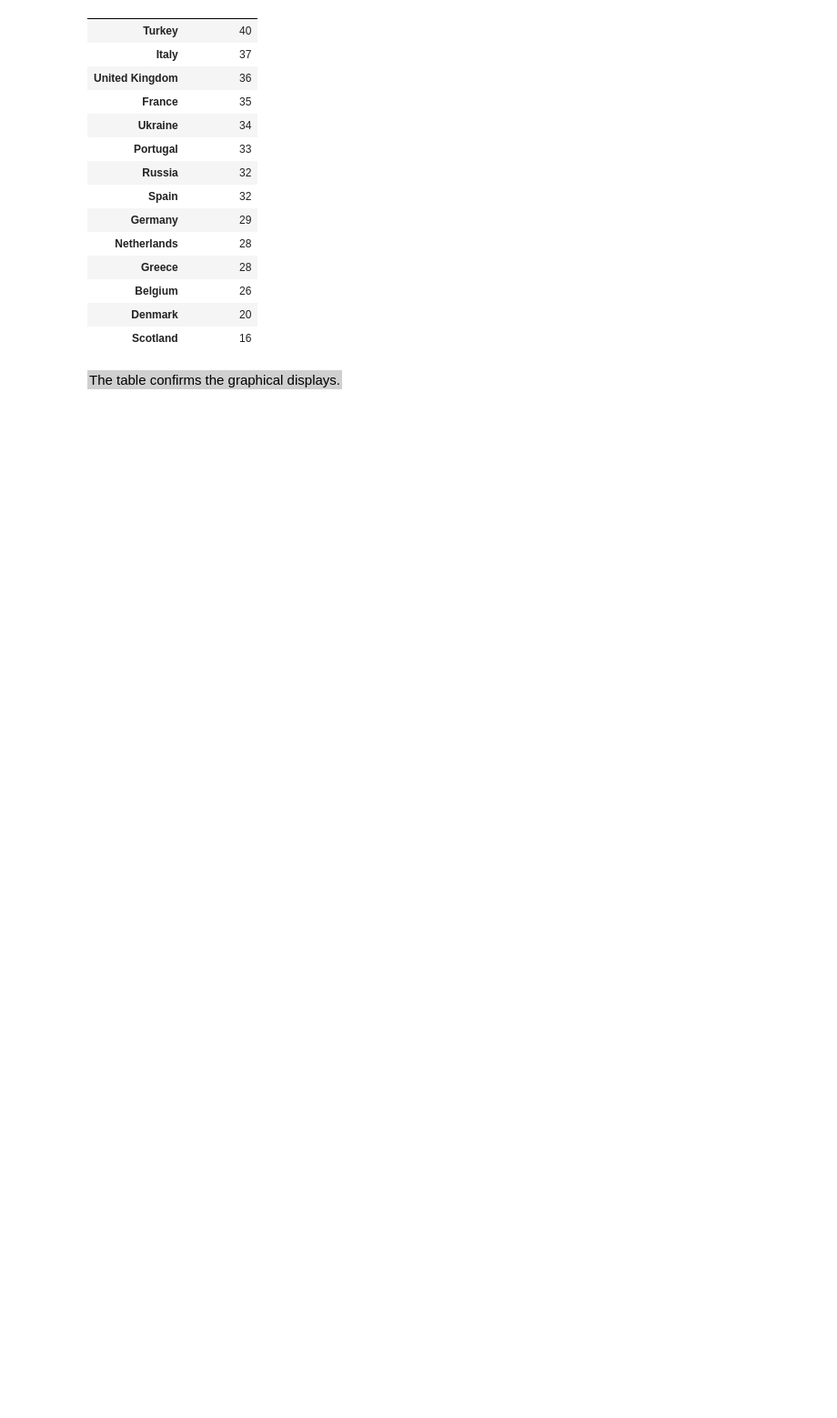
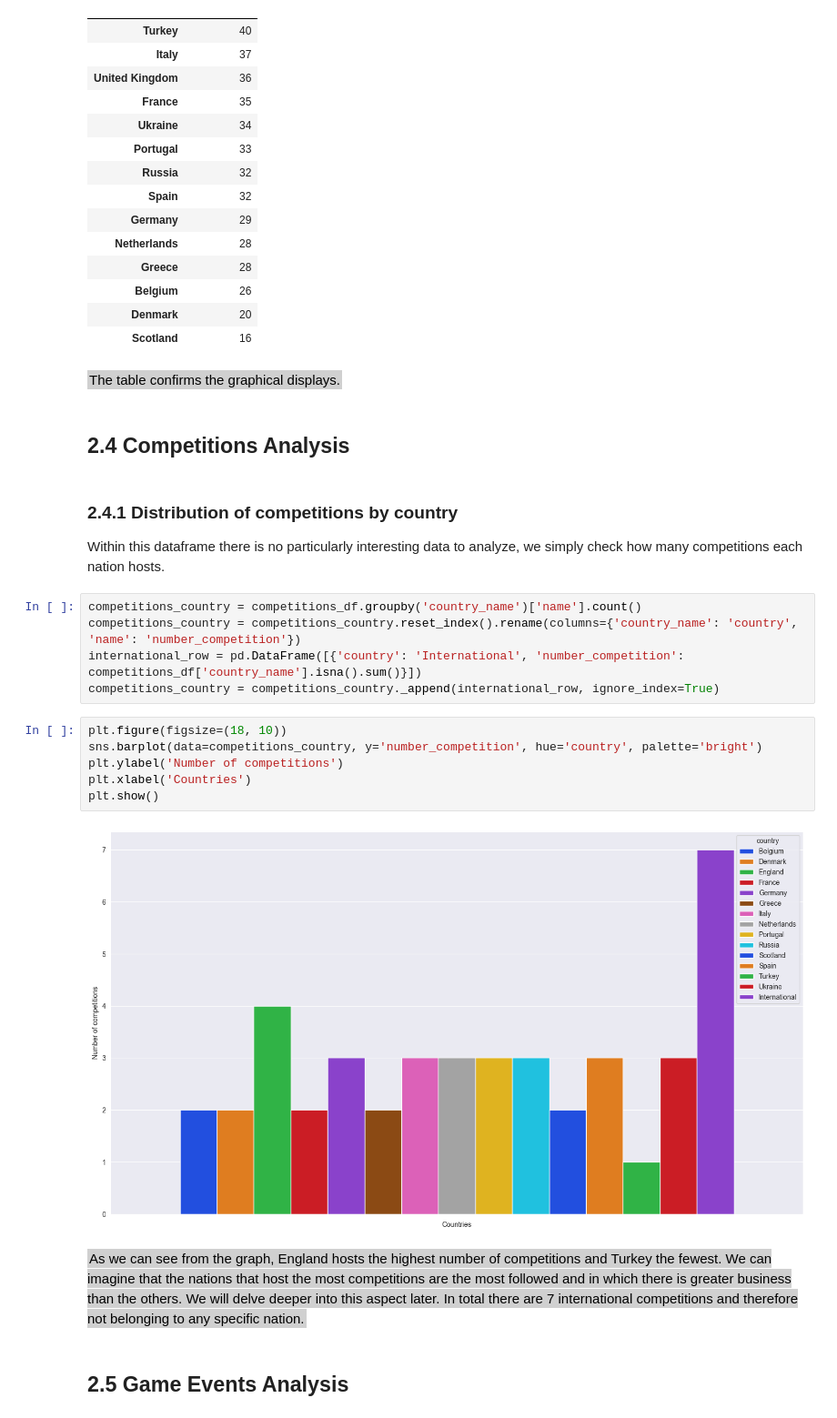
Before and after one commit to ZakAbourida/IUM-TWEB-UniTo, a Jupyter notebook: MainDirectory/Python Part/DataAnalysis.ipynb, the cells around one changed output. Shown at 91% size. Cells and saved outputs as stored; diff of their text form; blank space fills up the shorter version.

Commit message:
Small progress for the competitions dataframe

```diff
--- a/MainDirectory/Python Part/DataAnalysis.ipynb
+++ b/MainDirectory/Python Part/DataAnalysis.ipynb
@@ -1220,3 +1220,29 @@ countries_counts
 
 <span style = "background-color: #d0d0d0; color: black; padding: 2px;" >The table confirms the graphical displays.
 </span >
+# %% [markdown]
+## 2.4 Competitions Analysis
+# %% [markdown]
+### 2.4.1 Distribution of competitions by country
+Within this dataframe there is no particularly interesting data to analyze, we simply check how many competitions each nation hosts.
+# %%
+competitions_country = competitions_df.groupby('country_name')['name'].count()
+competitions_country = competitions_country.reset_index().rename(columns={'country_name': 'country', 'name': 'number_competition'})
+international_row = pd.DataFrame([{'country': 'International', 'number_competition': competitions_df['country_name'].isna().sum()}])
+competitions_country = competitions_country._append(international_row, ignore_index=True)
+# %%
+plt.figure(figsize=(18, 10))
+sns.barplot(data=competitions_country, y='number_competition', hue='country', palette='bright')
+plt.ylabel('Number of competitions')
+plt.xlabel('Countries')
+plt.show()
+# %% [output]
+[figure, added]
+# %% [markdown]
+<span
+style = "background-color: #d0d0d0; color: black; padding: 2px;" >As we can see from the graph, England hosts the highest number of competitions and Turkey the fewest.
+We can imagine that the nations that host the most competitions are the most followed and in which there is greater business than the others. We will delve deeper into this aspect later.
+In total there are 7 international competitions and therefore not belonging to any specific nation.
+</span>
+# %% [markdown]
+## 2.5 Game Events Analysis
```
Also changed, not shown: parts of 1 cell of this notebook.
